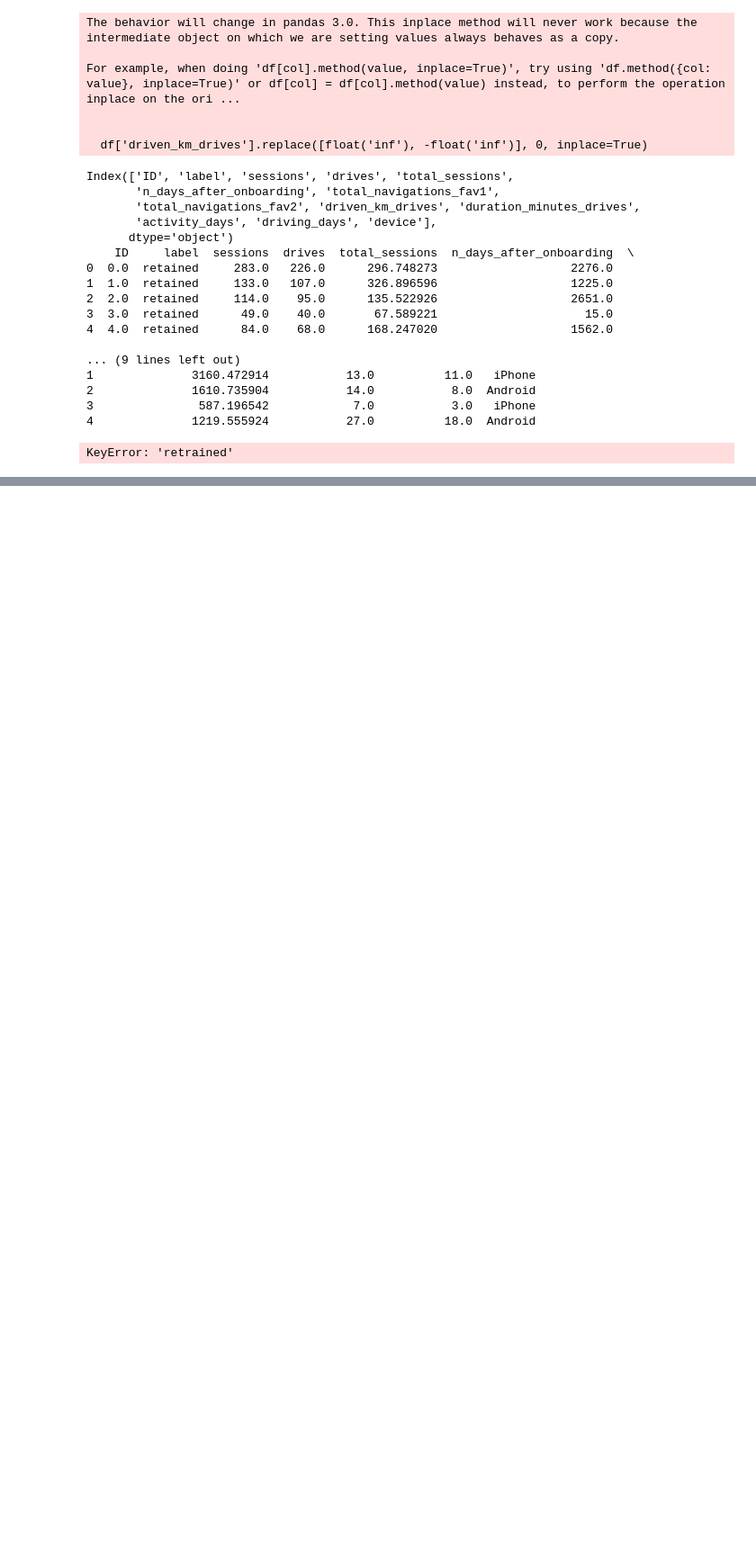
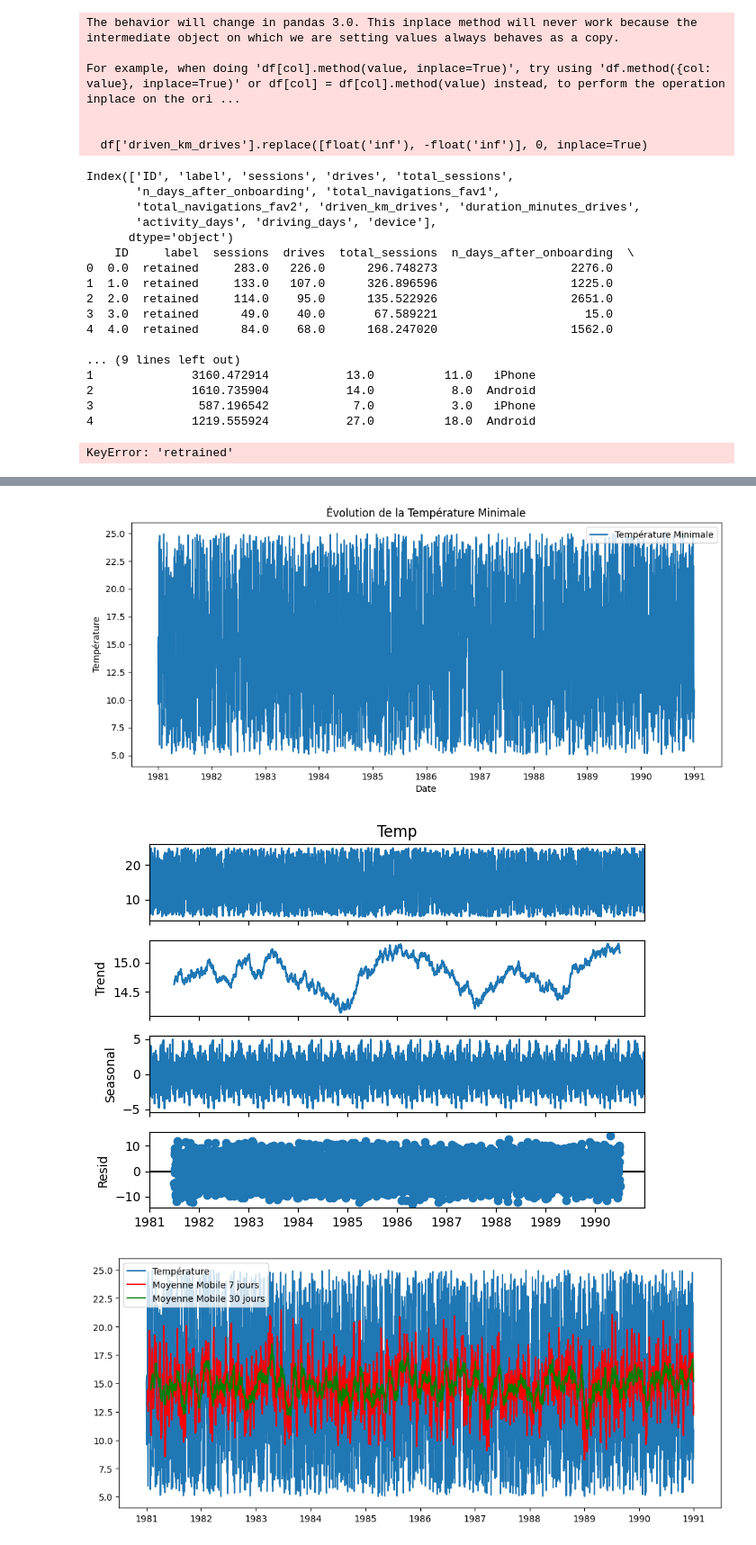
Before and after one commit to hadil56165M/hadil56165M, a Jupyter notebook: fullpack_ia_module_1.ipynb, the cells around one changed output, grey strips where cells are left out. Shown at 90% size. Drawn from its saved outputs; the diff is of its cells as text; code cells hidden in the pictures; blank space fills up the shorter version.

```diff
--- a/fullpack_ia_module_1.ipynb
+++ b/fullpack_ia_module_1.ipynb
@@ -377,0 +300,64 @@ TypeError: Cannot convert ['20.7' '17.9' '18.8' ... '13.5' '15.7' '13'] to numer
+# %%
+import pandas as pd
+import matplotlib.pyplot as plt
+import seaborn as sns
+from statsmodels.tsa.seasonal import seasonal_decompose
+from statsmodels.tsa.stattools import adfuller
+import statsmodels.api as sm
+
+from google.colab import drive
+drive.mount('/content/drive')
+file_path = "/content/drive/MyDrive/full pack ai /module 1: data analysis/daily-minimum-temperatures-in-me (2).csv"
+import os
+if os.path.exists(file_path):
+    df = pd.read_csv(file_path)
+    print("Fichier chargé avec succès !")
+    print(df.head())  # Afficher les premières lignes
+else:
+    print("Erreur : Fichier non trouvé. Vérifie le chemin.")
+
+
+# Convertir la colonne 'Date' en datetime
+df['Date'] = pd.to_datetime(df['Date'])
+
+# Vérifier les valeurs manquantes
+df.dropna(inplace=True)
+print("Colonnes disponibles :", df.columns)
+print(df.head())  # Afficher les premières lignes pour vérifier les données
+df.columns = df.columns.str.strip()  # Supprimer les espaces avant/après
+import numpy as np
+
+if 'Temp' not in df.columns:
+    print("⚠️ La colonne 'Temp' n'existe pas, elle sera créée avec des valeurs aléatoires.")
+    df['Temp'] = np.random.uniform(5, 25, size=len(df))  # Génère des températures aléatoires entre 5°C et 25°C
+
+
+# Afficher les statistiques descriptives
+print(df['Temp'].describe())
+
+# Tracer l'évolution de la température
+plt.figure(figsize=(12, 5))
+plt.plot(df['Date'], df['Temp'], label="Température Minimale")
+plt.xlabel("Date")
+plt.ylabel("Température")
+plt.title("Évolution de la Température Minimale")
+plt.legend()
+plt.show()
+
+# Décomposition de la série
+df.set_index('Date', inplace=True)
+decomposition = seasonal_decompose(df['Temp'], model='additive', period=365)
+decomposition.plot()
+plt.show()
+
+# Moyennes mobiles (7 et 30 jours)
+df['MA7'] = df['Temp'].rolling(window=7).mean()
+df['MA30'] = df['Temp'].rolling(window=30).mean()
+
+plt.figure(figsize=(12, 5))
+plt.plot(df.index, df['Temp'], label="Température")
+plt.plot(df.index, df['MA7'], label="Moyenne Mobile 7 jours", color='red')
+plt.plot(df.index, df['MA30'], label="Moyenne Mobile 30 jours", color='green')
+plt.legend()
+plt.show()
+# %% [output]
@@ -377,0 +381,3 @@ TypeError: Cannot convert ['20.7' '17.9' '18.8' ... '13.5' '15.7' '13'] to numer
+[figure, added]
+[figure, added]
+[figure, added]
```
Also changed, not shown: parts of 5 cells of this notebook.
